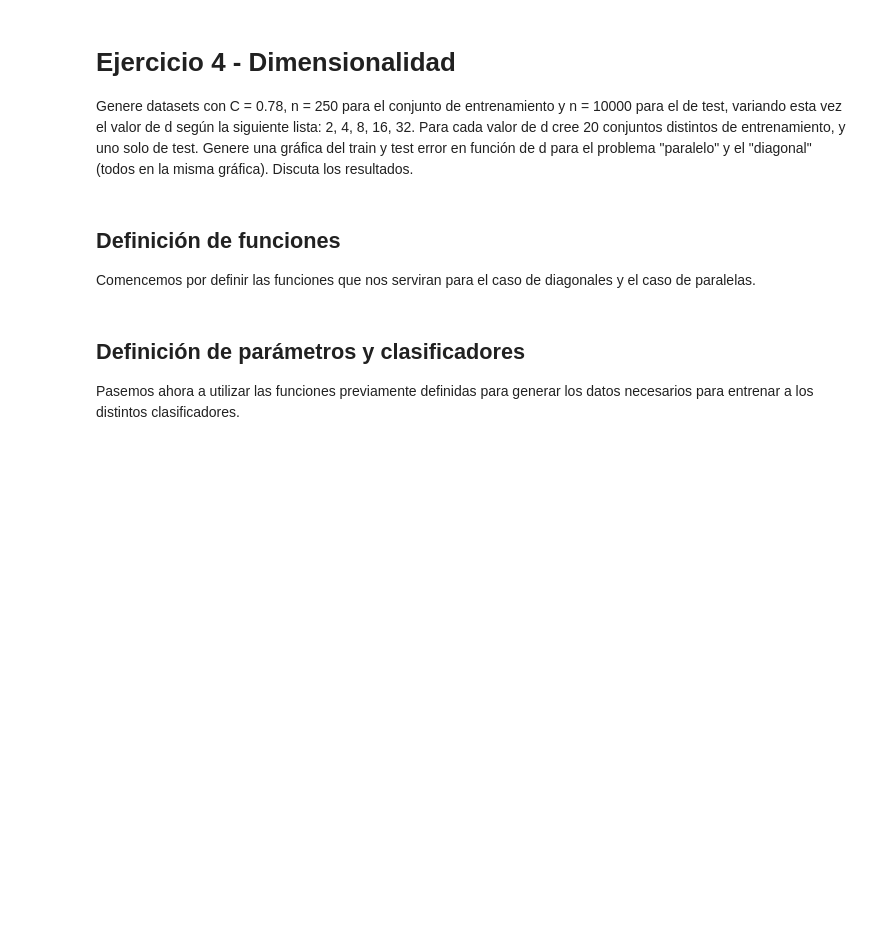
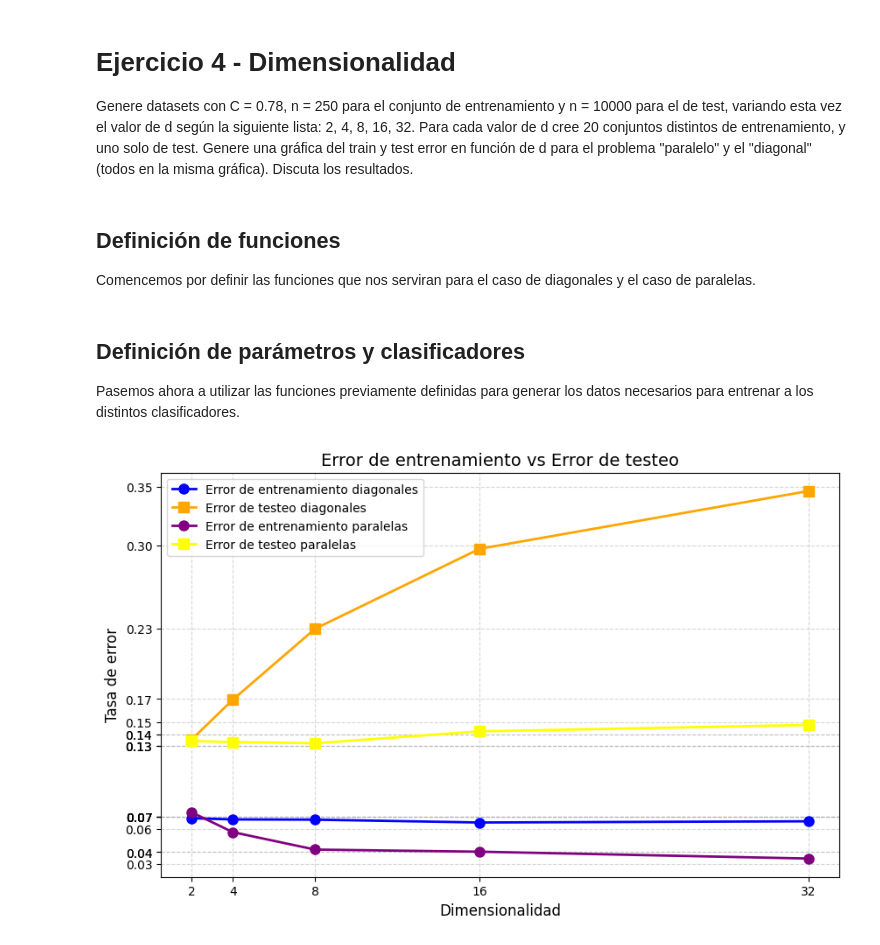
Before and after one commit to octaviorassi/DecisionTrees, a Jupyter notebook: Ejercicio4.ipynb, the cells around one changed output. Saved outputs shown, nothing was run; the diff lists cells and outputs as text; code cells hidden in the pictures; blank space fills up the shorter version.

```diff
--- a/Ejercicio4.ipynb
+++ b/Ejercicio4.ipynb
@@ -57,0 +125,28 @@ dimCount = 5
+# %%
+# Casos de test para diagonales.
+testSetsDiagonales = []
+
+for d in dims:
+    testSetsDiagonales.append(diagonales(ntest,d,cval))
+    time.sleep(1)
+
+trainingSetsDiagonales = generateTrainingSetsD(setCount, diagonales, cval, ntrain, dims)
+# %%
+diagonalClassifiers = generateClassifiers(dimsCount, setCount, trainingSetsDiagonales)
+trainingErrorsDiagonales, testErrorsDiagonales = getPerformanceStats(trainingSetsDiagonales, dimsCount, setCount, testSetsDiagonales, diagonalClassifiers)
+# %%
+# Casos de test para paralelas.
+testSetsParalelas = []
+
+for d in dims:
+    testSetsParalelas.append(paralelas(ntest,d,cval))
+    time.sleep(1)
+
+trainingSetsParalelas = generateTrainingSetsD(setCount, paralelas, cval, ntrain, dims)
+# %%
+parallelClassifiers = generateClassifiers(dimsCount, setCount, trainingSetsParalelas)
+trainingErrorsParalelas, testErrorsParalelas = getPerformanceStats(trainingSetsParalelas, dimsCount, setCount, testSetsParalelas, parallelClassifiers)
+# %%
+plotErrors(trainingErrorsDiagonales, testErrorsDiagonales, trainingErrorsParalelas, testErrorsParalelas, dims)
+# %% [output]
+[figure, added]
```
Also changed, not shown: parts of 7 cells of this notebook.
